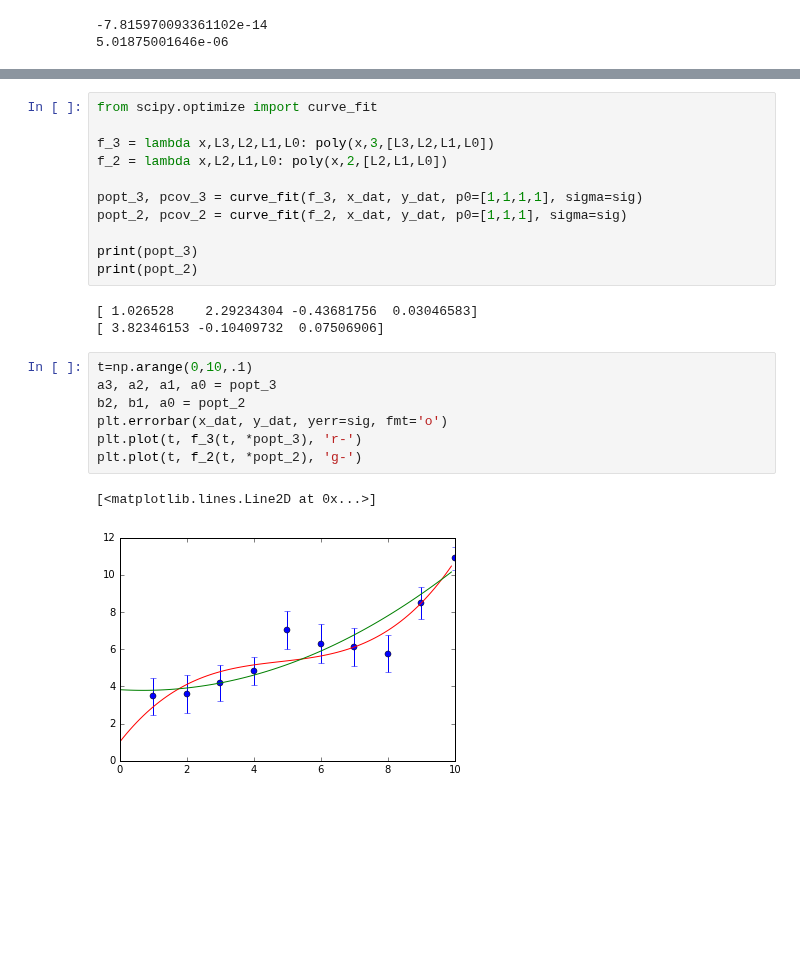
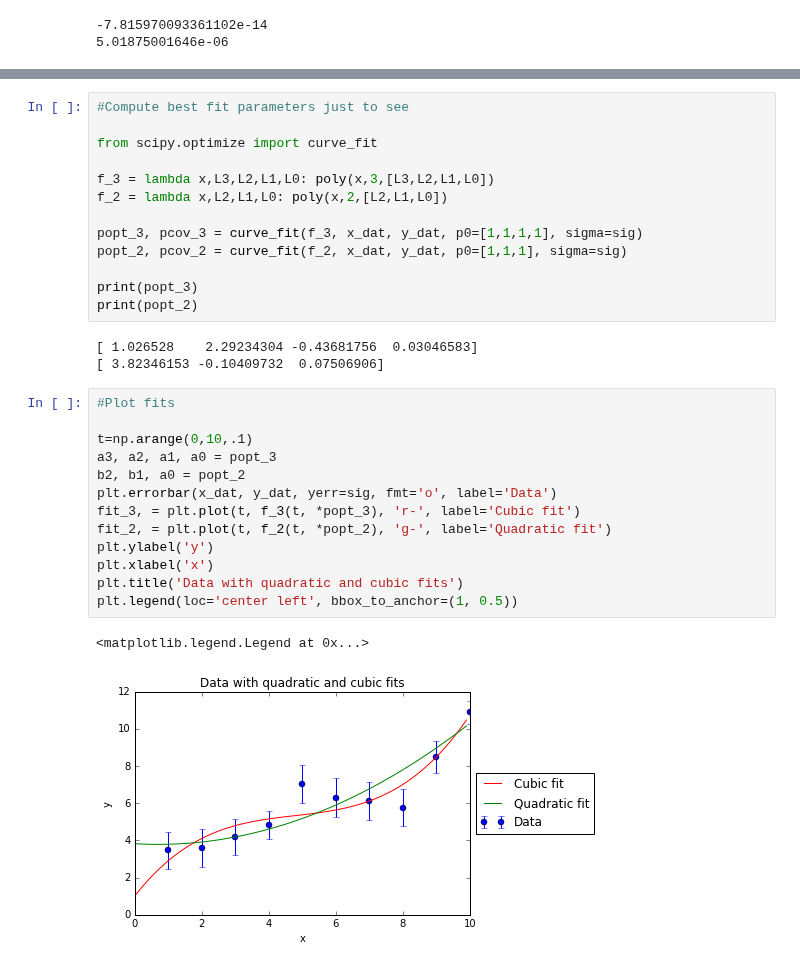
Before and after one commit to mbuchove/notebook-wurk-b, a Jupyter notebook: stats/HW_5_PS.ipynb, the cells around one changed output, grey strips where cells are left out. Saved outputs shown, nothing was run; the diff lists cells and outputs as text; blank space fills up the shorter version.

```diff
--- a/stats/HW_5_PS.ipynb
+++ b/stats/HW_5_PS.ipynb
@@ -166,4 +187,6 @@ print(ratio)
 # %%
+#Compute best fit parameters just to see
+
 from scipy.optimize import curve_fit
 
 f_3 = lambda x,L3,L2,L1,L0: poly(x,3,[L3,L2,L1,L0])
@@ -178,12 +201,18 @@ print(popt_2)
 [ 1.026528    2.29234304 -0.43681756  0.03046583]
 [ 3.82346153 -0.10409732  0.07506906]
 # %%
+#Plot fits
+
 t=np.arange(0,10,.1)
 a3, a2, a1, a0 = popt_3
 b2, b1, a0 = popt_2
-plt.errorbar(x_dat, y_dat, yerr=sig, fmt='o')
-plt.plot(t, f_3(t, *popt_3), 'r-')
-plt.plot(t, f_2(t, *popt_2), 'g-')
+plt.errorbar(x_dat, y_dat, yerr=sig, fmt='o', label='Data')
+fit_3, = plt.plot(t, f_3(t, *popt_3), 'r-', label='Cubic fit')
+fit_2, = plt.plot(t, f_2(t, *popt_2), 'g-', label='Quadratic fit')
+plt.ylabel('y')
+plt.xlabel('x')
+plt.title('Data with quadratic and cubic fits')
+plt.legend(loc='center left', bbox_to_anchor=(1, 0.5))
 # %% [output]
-[<matplotlib.lines.Line2D at 0x...>]
+<matplotlib.legend.Legend at 0x...>
-[figure, old version]
+[figure, new version]
```
Also changed, not shown: parts of 9 cells of this notebook.
